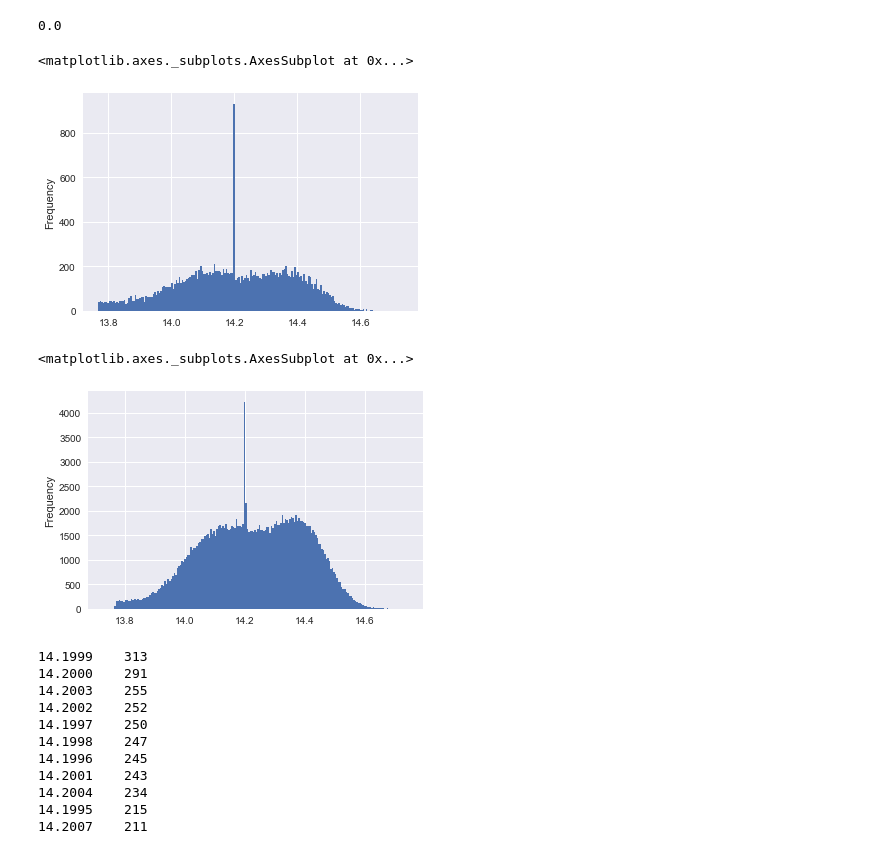
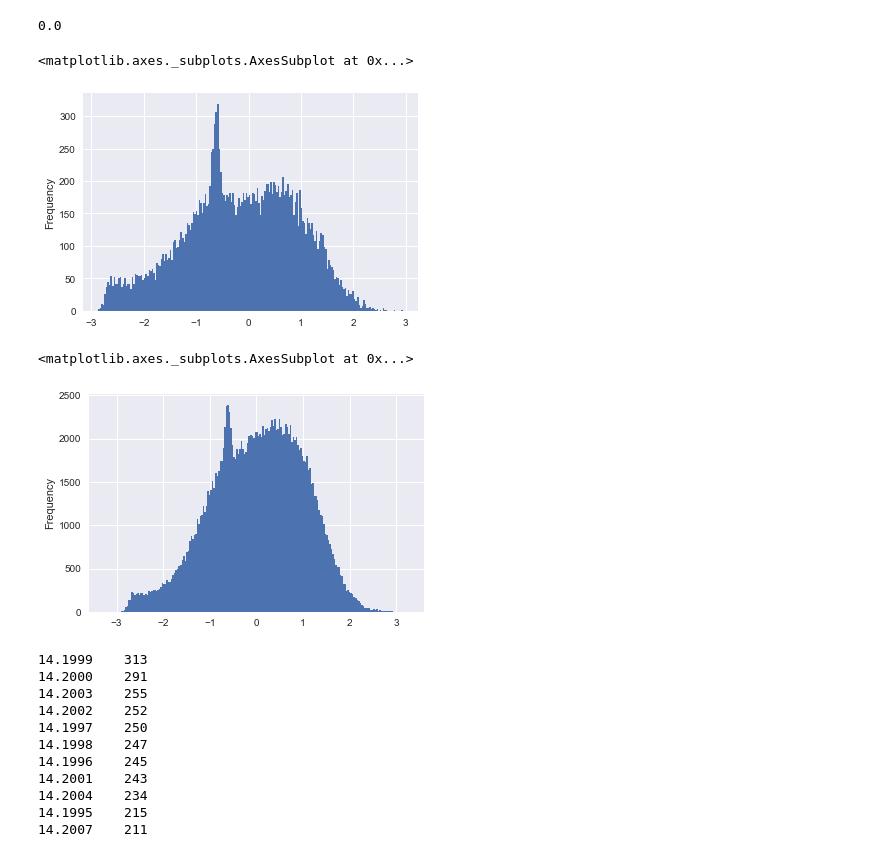
Before and after one commit to FedericoRaimondi/myProjects, a Jupyter notebook: Santander_Customer_Transaction_Prediction/Exploratory_Data_Analysis/Data Exploration.ipynb, the cells around one changed output. Saved outputs shown, nothing was run; the diff lists cells and outputs as text; code cells hidden in the pictures.

```diff
--- a/Santander_Customer_Transaction_Prediction/Exploratory_Data_Analysis/Data Exploration.ipynb
+++ b/Santander_Customer_Transaction_Prediction/Exploratory_Data_Analysis/Data Exploration.ipynb
@@ -28,12 +28,12 @@ sns.set()
 # /Users/username/Desktop for Mac
 path = os.getcwd()
 # / if Mac \\ if Windows
-path = '/'.join(path.split("/")[:4])
+path = '\\'.join(path.split("\\")[:4])
 # %%
 # reading the training set (train.csv), I had this file in C:\\Users\\username\\Desktop\\...
 # / if Mac \\ if Windows
-df_train = pd.read_csv(path + '/Santander_Customer_Transaction_Prediction/data/train.csv')
-df_test = pd.read_csv(path + '/Santander_Customer_Transaction_Prediction/data/test.csv')
+df_train = pd.read_csv(path + '\\Santander_Customer_Transaction_Prediction\\data\\train.csv')
+df_test = pd.read_csv(path + '\\Santander_Customer_Transaction_Prediction\\data\\test.csv')
 # %% [markdown]
 ## Let's start exploring the Dataset!
 # %%
@@ -286,15 +306,15 @@ time.mktime(datetime.datetime.strptime(s, "%d/%m/%Y %H-%M-%S").timetuple())
 # %% [output]
 0.0
 # %%
-df_train[df_train['target']>0]['var_108'].plot.hist(bins=200)
+df_train[df_train['target']>0]['var_2'].plot.hist(bins=200)
 # %% [output]
 <matplotlib.axes._subplots.AxesSubplot at 0x...>
-[figure, old version]
+[figure, new version]
 # %%
-df_train[df_train['target']<1]['var_108'].plot.hist(bins=200)
+df_train[df_train['target']<1]['var_2'].plot.hist(bins=200)
 # %% [output]
 <matplotlib.axes._subplots.AxesSubplot at 0x...>
-[figure, old version]
+[figure, new version]
 # %%
 df_train['var_108'].value_counts()
 # %% [output]
```
Also changed, not shown: parts of 13 cells of this notebook.
